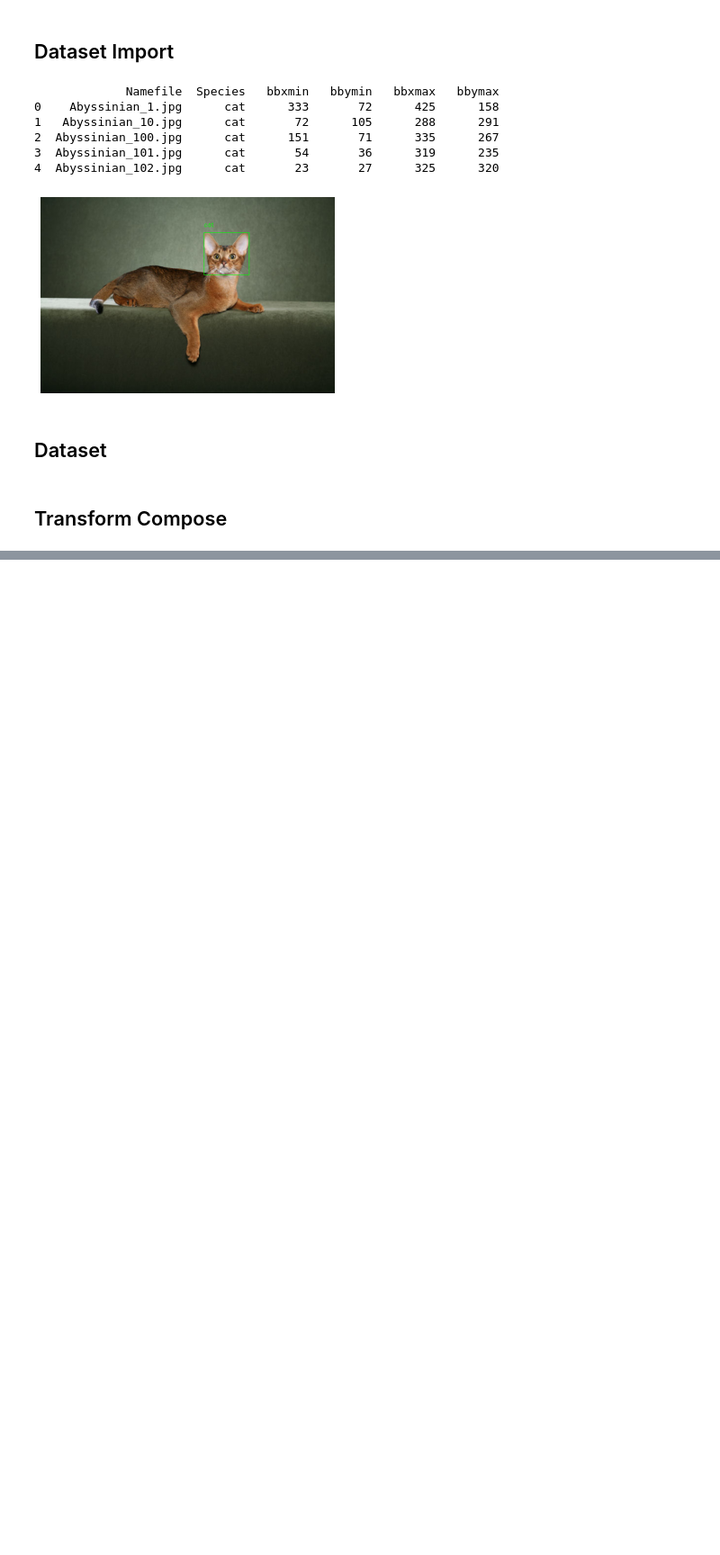
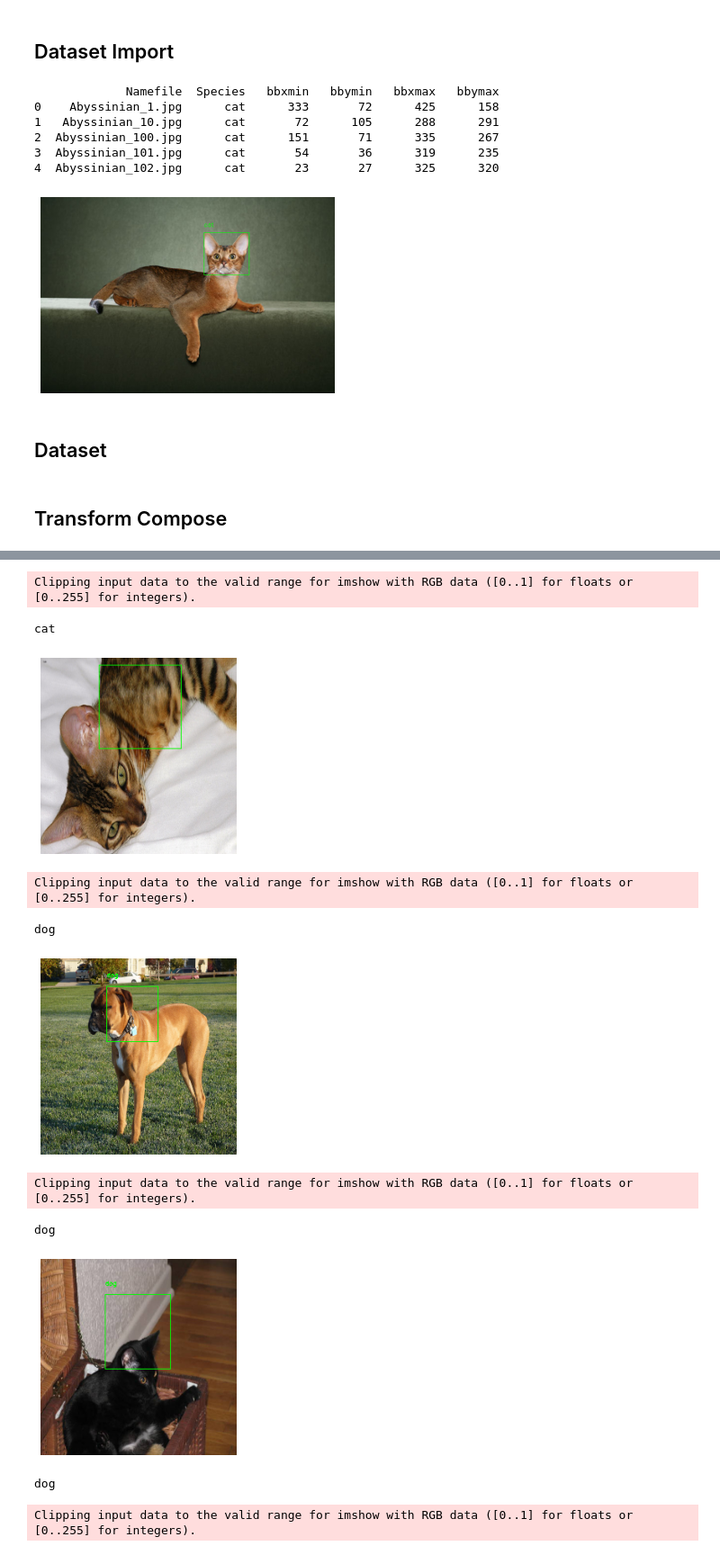
Before and after one commit to Alcoz/Classification-Localisation, a Jupyter notebook: Object_Detection.ipynb, the cells around one changed output, grey strips where cells are left out. Shown at 90% size. Drawn from its saved outputs; the diff is of its cells as text; code cells hidden in the pictures; blank space fills up the shorter version.

```diff
--- a/Object_Detection.ipynb
+++ b/Object_Detection.ipynb
@@ -171,7 +184,3 @@ cpu
 # %%
-net = Net()
+net = Net().to(device)
 criterion = MultiTaskLossWrapper(2).to(device)
-# %%
-x = transformed_dataset[0]
-image = (x['image'].numpy()).transpose((1,2,0))
-show_bndbox(image, transformed_dataset.reverselabel[x['label']], x['bndbox'])
@@ -223,8 +229,8 @@ def train_model(model, criterion, optimizer, scheduler, num_epochs=5):
 
                     #Calcul de la fonction de perte
                     loss = criterion(outputs, labels, bndbox)
-                    #print(loss)
-                    _, preds = torch.max(outputs, 1)
+
+                    _, preds = torch.max(outputs[0], 1)
 
                     #Backpropagation
                     if phase == 'train':
@@ -239,14 +245,9 @@ def train_model(model, criterion, optimizer, scheduler, num_epochs=5):
 
             epoch_loss = running_loss / dataset_sizes[phase]
             epoch_acc = running_corrects.double() / dataset_sizes[phase]
-            print("==============================")
-            print("==============================")
-            print("==============================")
+
             print('{} Loss: {:.4f} Acc: {:.4f}'.format(
                 phase, epoch_loss, epoch_acc))
-            print("==============================")
-            print("==============================")
-            print("==============================")
 
             if phase == 'eval' and epoch_acc > best_acc:
                 best_acc = epoch_acc
@@ -261,5 +262,5 @@ def train_model(model, criterion, optimizer, scheduler, num_epochs=5):
     model.load_state_dict(best_model_wts)
     return model
 # %%
-net = train_model(net, criterion, optimizer_ft, exp_lr_scheduler, num_epochs = 3)
+net = train_model(net, criterion, optimizer_ft, exp_lr_scheduler, num_epochs = 15)
 # %% [output]
@@ -284,0 +286,26 @@ Best val Acc: 0.826401
+# %%
+import random
+for i in range(4):
+    y = transformed_dataset[random.randint(0, 2580)]
+    image2 = (y['image'].numpy()).transpose((1,2,0))
+
+    label, bndbox = net(y['image'].unsqueeze(0).to(device))
+
+    _, preds = torch.max(label, 1)
+
+    pred = preds[0].cpu()
+    bnd = (bndbox[0] * 256.).int().cpu()
+    print(transformed_dataset.reverselabel[pred.item()])
+    show_bndbox(image2, transformed_dataset.reverselabel[pred.item()], bnd)
+# %% [output]
+Clipping input data to the valid range for imshow with RGB data ([0..1] for floats or [0..255] for integers).
+cat
+[figure, added]
+Clipping input data to the valid range for imshow with RGB data ([0..1] for floats or [0..255] for integers).
+dog
+[figure, added]
+Clipping input data to the valid range for imshow with RGB data ([0..1] for floats or [0..255] for integers).
+dog
+[figure, added]
+dog
+Clipping input data to the valid range for imshow with RGB data ([0..1] for floats or [0..255] for integers).
```
Also changed, not shown: parts of 9 cells of this notebook, 1 other file.
